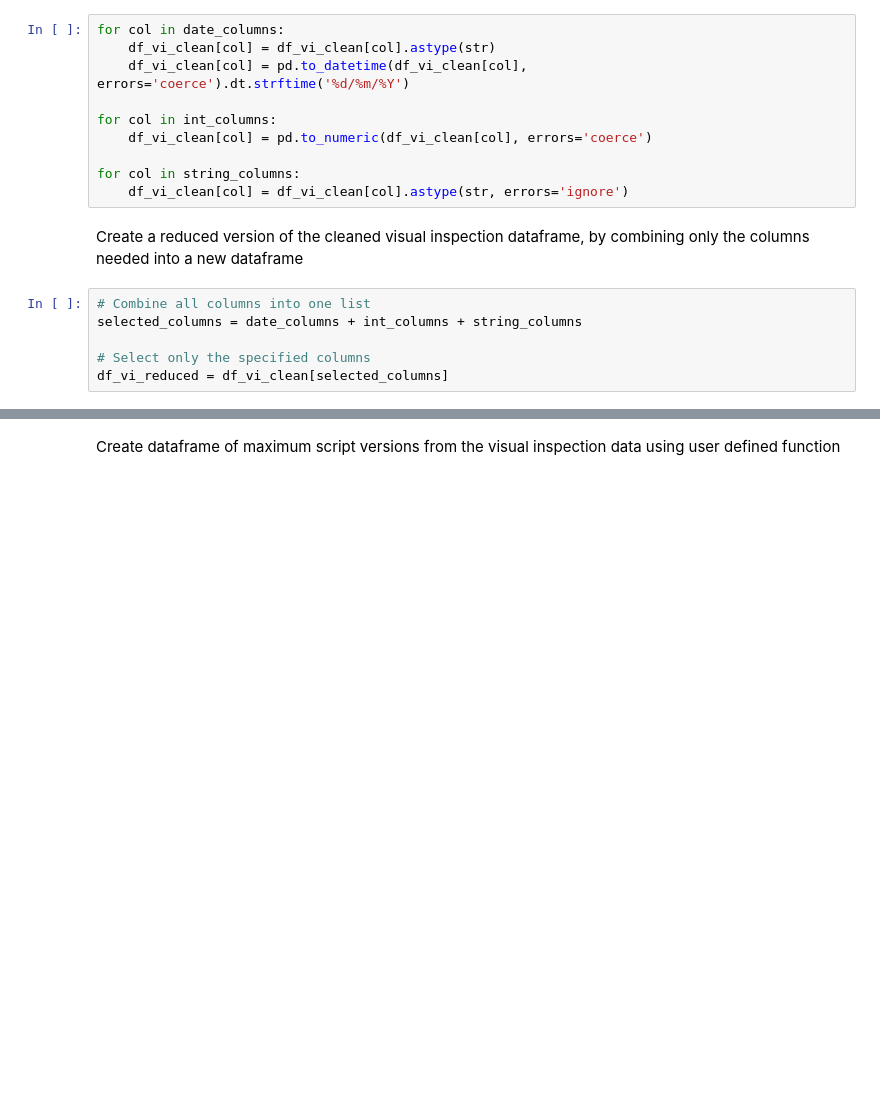
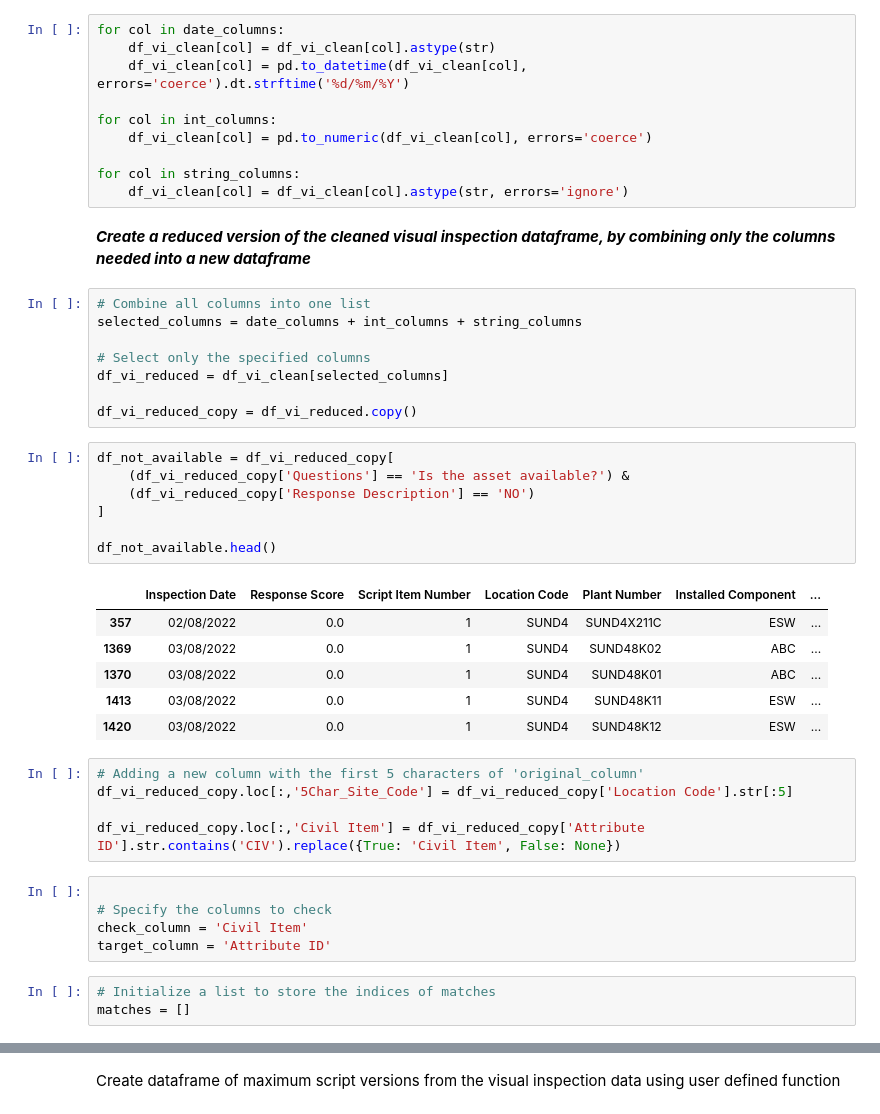
Before and after one commit to Rob1867/Project, a Jupyter notebook: Visual Condition Pipeline.ipynb, the cells around one changed output, grey strips where cells are left out. Drawn from its saved outputs; the diff is of its cells as text; blank space fills up the shorter version.

```diff
--- a/Visual Condition Pipeline.ipynb
+++ b/Visual Condition Pipeline.ipynb
@@ -152,10 +174,39 @@ for col in int_columns:
 for col in string_columns:
     df_vi_clean[col] = df_vi_clean[col].astype(str, errors='ignore')
 # %% [markdown]
-Create a reduced version of the cleaned visual inspection dataframe, by combining only the columns needed into a new dataframe
+***Create a reduced version of the cleaned visual inspection dataframe, by combining only the columns needed into a new dataframe***
 # %%
 # Combine all columns into one list
 selected_columns = date_columns + int_columns + string_columns
 
 # Select only the specified columns
 df_vi_reduced = df_vi_clean[selected_columns]
+
+df_vi_reduced_copy = df_vi_reduced.copy()
+# %%
+df_not_available = df_vi_reduced_copy[
+    (df_vi_reduced_copy['Questions'] == 'Is the asset available?') &
+    (df_vi_reduced_copy['Response Description'] == 'NO')
+]
+
+df_not_available.head()
+# %% [output]
+|  | Inspection Date | Response Score | Script Item Number | Location Code | Plant Number | Installed Component | ... |
+| 357 | 02/08/2022 | 0.0 | 1 | SUND4 | SUND4X211C | ESW | ... |
+| 1369 | 03/08/2022 | 0.0 | 1 | SUND4 | SUND48K02 | ABC | ... |
+| 1370 | 03/08/2022 | 0.0 | 1 | SUND4 | SUND48K01 | ABC | ... |
+| 1413 | 03/08/2022 | 0.0 | 1 | SUND4 | SUND48K11 | ESW | ... |
+| 1420 | 03/08/2022 | 0.0 | 1 | SUND4 | SUND48K12 | ESW | ... |
+# %%
+# Adding a new column with the first 5 characters of 'original_column'
+df_vi_reduced_copy.loc[:,'5Char_Site_Code'] = df_vi_reduced_copy['Location Code'].str[:5]
+
+df_vi_reduced_copy.loc[:,'Civil Item'] = df_vi_reduced_copy['Attribute ID'].str.contains('CIV').replace({True: 'Civil Item', False: None})
+# %%
+
+# Specify the columns to check
+check_column = 'Civil Item'
+target_column = 'Attribute ID'
+# %%
+# Initialize a list to store the indices of matches
+matches = []
```
Also changed, not shown: parts of 26 cells of this notebook, 10 other files.
